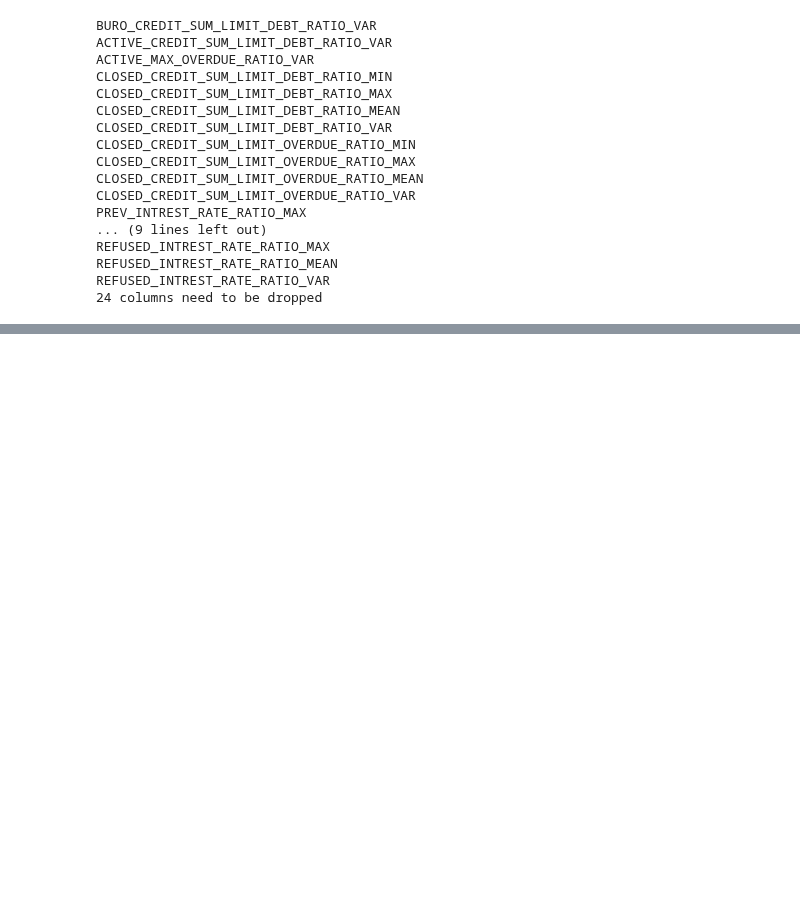
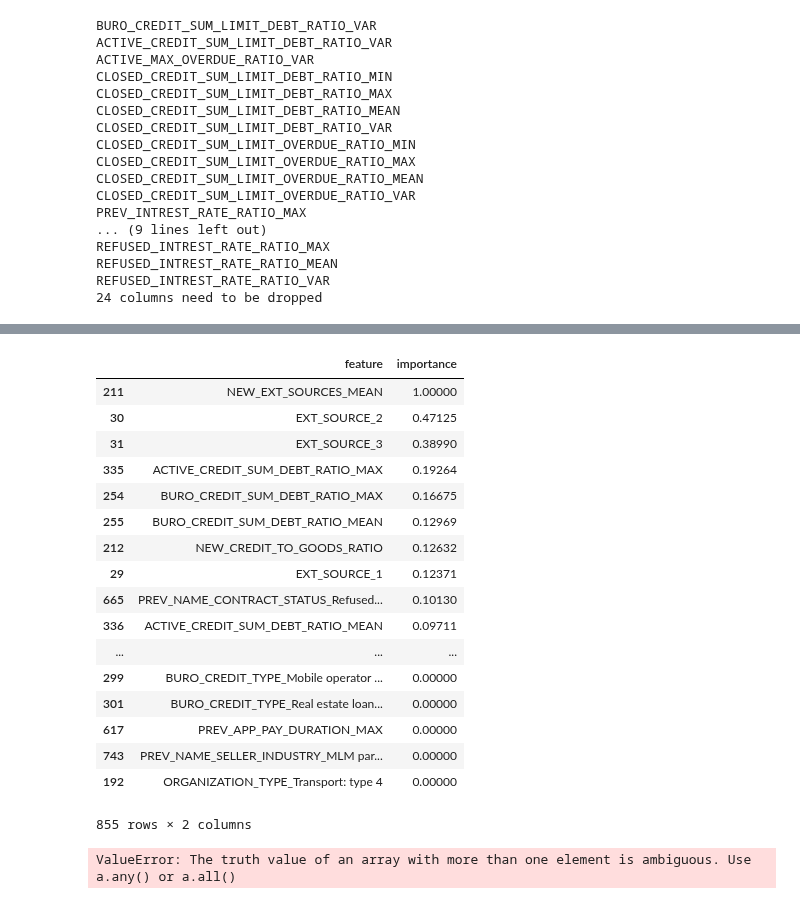
Before and after one commit to yiqiyu/homecredit, a Jupyter notebook: feature_selection.ipynb, the cells around one changed output, grey strips where cells are left out. Saved outputs shown, nothing was run; the diff lists cells and outputs as text; code cells hidden in the pictures; blank space fills up the shorter version.

```diff
--- a/feature_selection.ipynb
+++ b/feature_selection.ipynb
@@ -87,7 +95,7 @@ pd.DataFrame.from_dict(lasso_rank, orient='index').sort_values(0, ascending=Fals
 # %%
 try:
     X = app_train.drop(['SK_ID_CURR', "TARGET"], axis=1)
-    y = app_train["TARGET"]
+    y = app_train["TARGET"].replace([True, False], [1, 0])
     names = X.columns.tolist()
     X.fillna(0, inplace=True)
     for col in X.columns:
@@ -109,8 +117,8 @@ dcor_ranks
 # %%
-    # app_train = app_train.fillna(999999)
-    # app_test = app_test.fillna(999999)
-    # app_train = app_train.replace([np.inf, -np.inf], [99999, -99999])
-    # app_test = app_test.replace([np.inf, -np.inf], [99999, -99999])
+# app_train = app_train.fillna(999999)
+# app_test = app_test.fillna(999999)
+# app_train = app_train.replace([np.inf, -np.inf], [99999, -99999])
+# app_test = app_test.replace([np.inf, -np.inf], [99999, -99999])
 
 try:
     X = app_train.drop(['SK_ID_CURR', "TARGET"], axis=1)
@@ -118,10 +126,53 @@ try:
     names = X.columns.tolist()
     X.fillna(0, inplace=True)
     X.replace([np.inf, -np.inf], [99999, -99999], inplace=True)
-    rf = RandomForestClassifier(n_estimators=150, max_depth=8)
+    rf = RandomForestClassifier(n_estimators=250, max_depth=6, n_jobs=5, min_samples_split=30)
     rf.fit(X, y)
     rf_ranks = rank_to_dict(rf.feature_importances_, names)
     gc.enable()
 finally:
     del X,y
     gc.collect()
+# %%
+rf_ranks
+# %% [output]
+|  | feature | importance |
+| 211 | NEW_EXT_SOURCES_MEAN | 1.00000 |
+| 30 | EXT_SOURCE_2 | 0.47125 |
+| 31 | EXT_SOURCE_3 | 0.38990 |
+| 335 | ACTIVE_CREDIT_SUM_DEBT_RATIO_MAX | 0.19264 |
+| 254 | BURO_CREDIT_SUM_DEBT_RATIO_MAX | 0.16675 |
+| 255 | BURO_CREDIT_SUM_DEBT_RATIO_MEAN | 0.12969 |
+| 212 | NEW_CREDIT_TO_GOODS_RATIO | 0.12632 |
+| 29 | EXT_SOURCE_1 | 0.12371 |
+| 665 | PREV_NAME_CONTRACT_STATUS_Refused... | 0.10130 |
+| 336 | ACTIVE_CREDIT_SUM_DEBT_RATIO_MEAN | 0.09711 |
+| ... | ... | ... |
+| 299 | BURO_CREDIT_TYPE_Mobile operator ... | 0.00000 |
+| 301 | BURO_CREDIT_TYPE_Real estate loan... | 0.00000 |
+| 617 | PREV_APP_PAY_DURATION_MAX | 0.00000 |
+| 743 | PREV_NAME_SELLER_INDUSTRY_MLM par... | 0.00000 |
+| 192 | ORGANIZATION_TYPE_Transport: type 4 | 0.00000 |
+855 rows × 2 columns
+# %%
+try:
+    X = app_train.drop(['SK_ID_CURR', "TARGET"], axis=1)
+    y = app_train["TARGET"].replace([True, False], [1, 0])
+    names = X.columns.tolist()
+    X.fillna(0, inplace=True)
+    for col in X.columns:
+        if col in ['SK_ID_CURR', "TARGET"]:
+            continue
+        if (not np.isfinite(X[col]).all()):
+            X[col] = X[col].replace([np.inf, -np.inf], 0)
+            gc.collect()
+
+#     anova = f_classif(X, y)
+#     anova_ranks = pd.DataFrame({"feature": X.columns.tolist(), "importance": anova[0]}).sort_values("importance", ascending=False)
+    corrcoef_ranks = pd.DataFrame({"feature": X.columns.tolist(), "importance": [np.corrcoef(X[col], y) for col in X.columns]}).sort_values("importance", ascending=False)
+    gc.enable()
+finally:
+    del X,y
+    gc.collect()
+# %% [output]
+ValueError: The truth value of an array with more than one element is ambiguous. Use a.any() or a.all()
```
Also changed, not shown: parts of 18 cells of this notebook, 3 other files.
